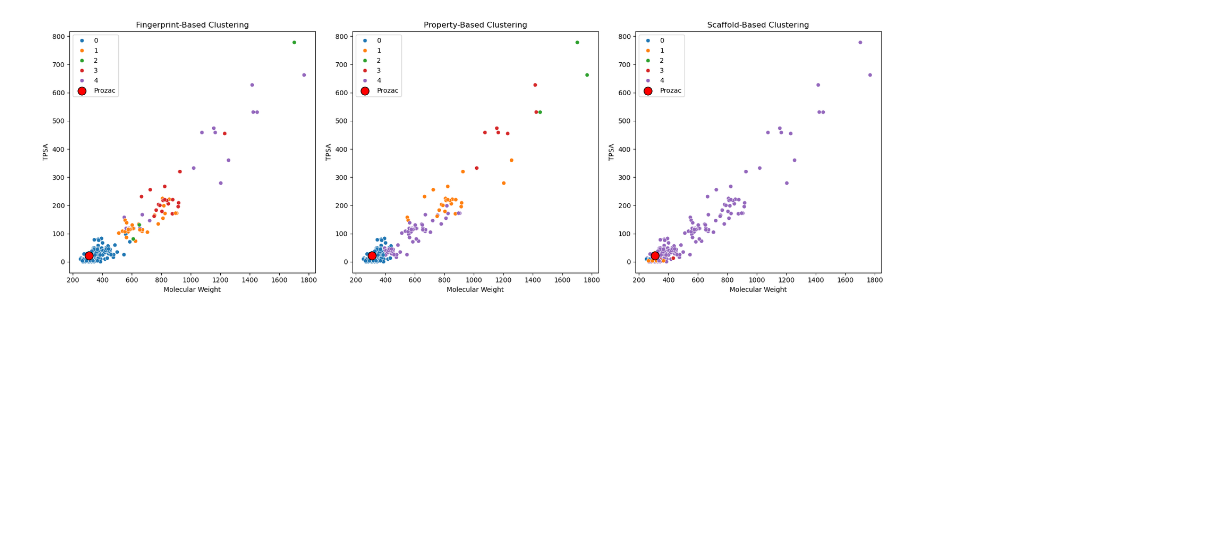
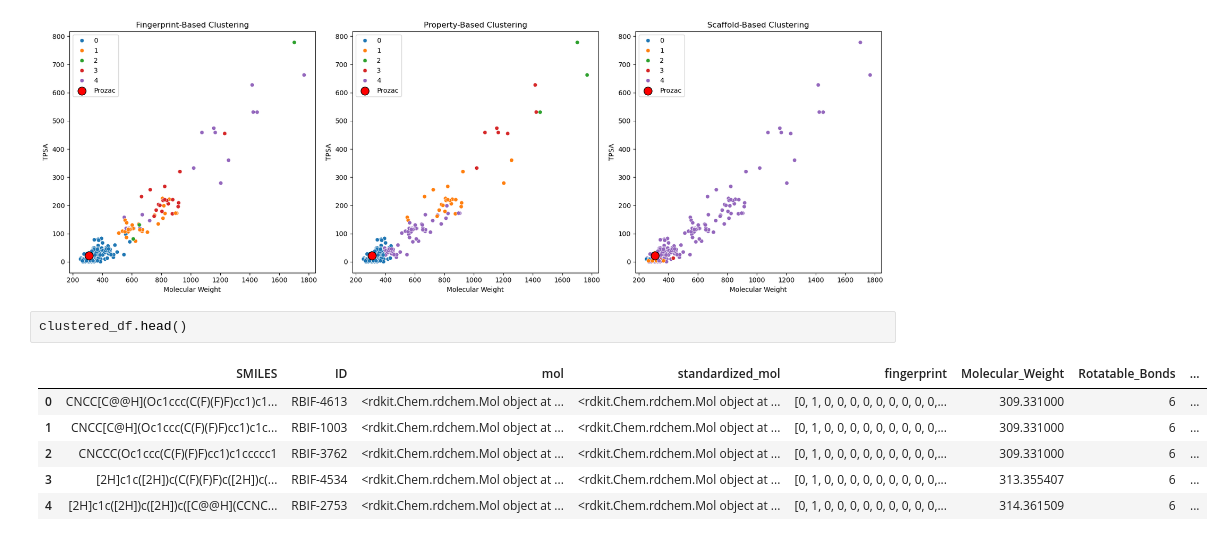
Before and after one commit to Steve-Cheney/Cheminformatics, a Jupyter notebook: rbif-110-a7/a7.ipynb, the cells around one changed output. Cells and saved outputs as stored; diff of their text form; blank space fills up the shorter version.

```diff
--- a/rbif-110-a7/a7.ipynb
+++ b/rbif-110-a7/a7.ipynb
@@ -376,3 +376,12 @@ def main_clustering_pipeline(df):
 clustered_df = main_clustering_pipeline(sim_scores)
 # %% [output]
 [figure]
+# %%
+clustered_df.head()
+# %% [output]
+|  | SMILES | ID | mol | standardized_mol | fingerprint | Molecular_Weight | Rotatable_Bonds | ... |
+| 0 | CNCC[C@@H](Oc1ccc(C(F)(F)F)cc1)c1... | RBIF-4613 | <rdkit.Chem.rdchem.Mol object at ... | <rdkit.Chem.rdchem.Mol object at ... | [0, 1, 0, 0, 0, 0, 0, 0, 0, 0, 0,... | 309.331000 | 6 | ... |
+| 1 | CNCC[C@H](Oc1ccc(C(F)(F)F)cc1)c1c... | RBIF-1003 | <rdkit.Chem.rdchem.Mol object at ... | <rdkit.Chem.rdchem.Mol object at ... | [0, 1, 0, 0, 0, 0, 0, 0, 0, 0, 0,... | 309.331000 | 6 | ... |
+| 2 | CNCCC(Oc1ccc(C(F)(F)F)cc1)c1ccccc1 | RBIF-3762 | <rdkit.Chem.rdchem.Mol object at ... | <rdkit.Chem.rdchem.Mol object at ... | [0, 1, 0, 0, 0, 0, 0, 0, 0, 0, 0,... | 309.331000 | 6 | ... |
+| 3 | [2H]c1c([2H])c(C(F)(F)F)c([2H])c(... | RBIF-4534 | <rdkit.Chem.rdchem.Mol object at ... | <rdkit.Chem.rdchem.Mol object at ... | [0, 1, 0, 0, 0, 0, 0, 0, 0, 0, 0,... | 313.355407 | 6 | ... |
+| 4 | [2H]c1c([2H])c([2H])c([C@@H](CCNC... | RBIF-2753 | <rdkit.Chem.rdchem.Mol object at ... | <rdkit.Chem.rdchem.Mol object at ... | [0, 1, 0, 0, 0, 0, 0, 0, 0, 0, 0,... | 314.361509 | 6 | ... |
```
Also changed, not shown: parts of 1 cell of this notebook.
